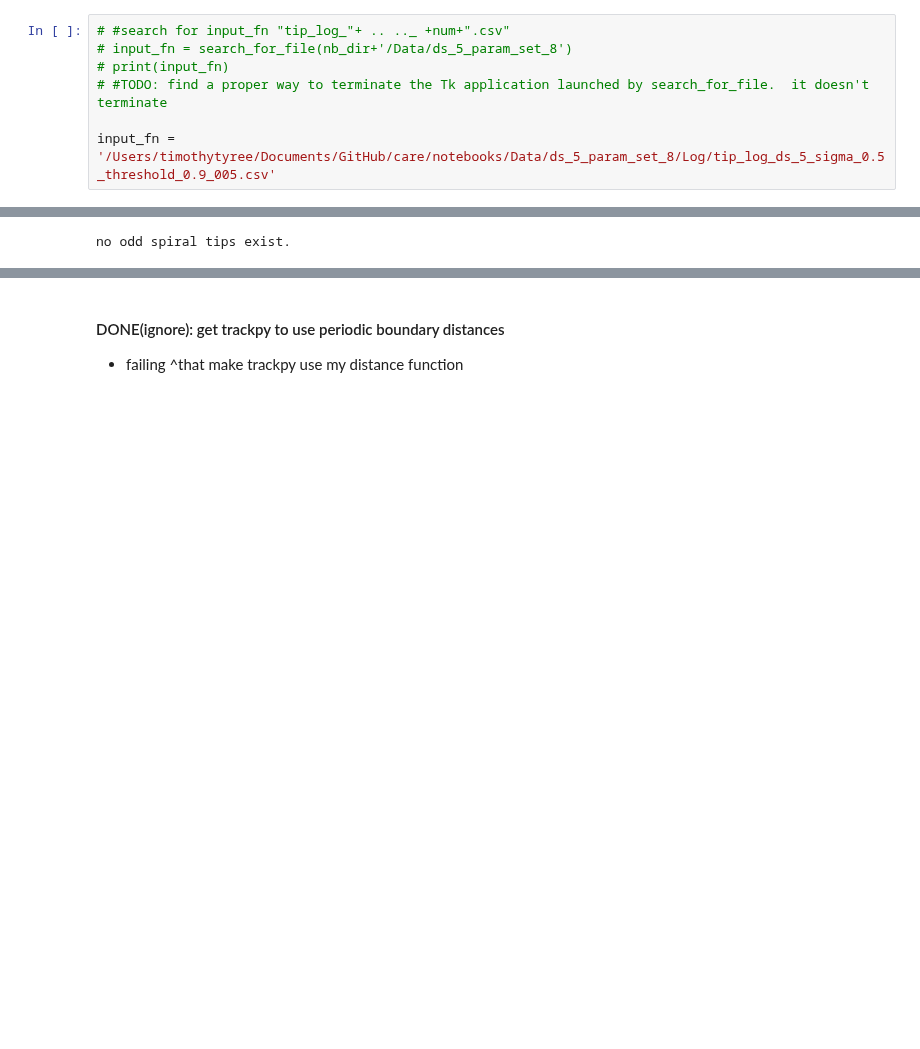
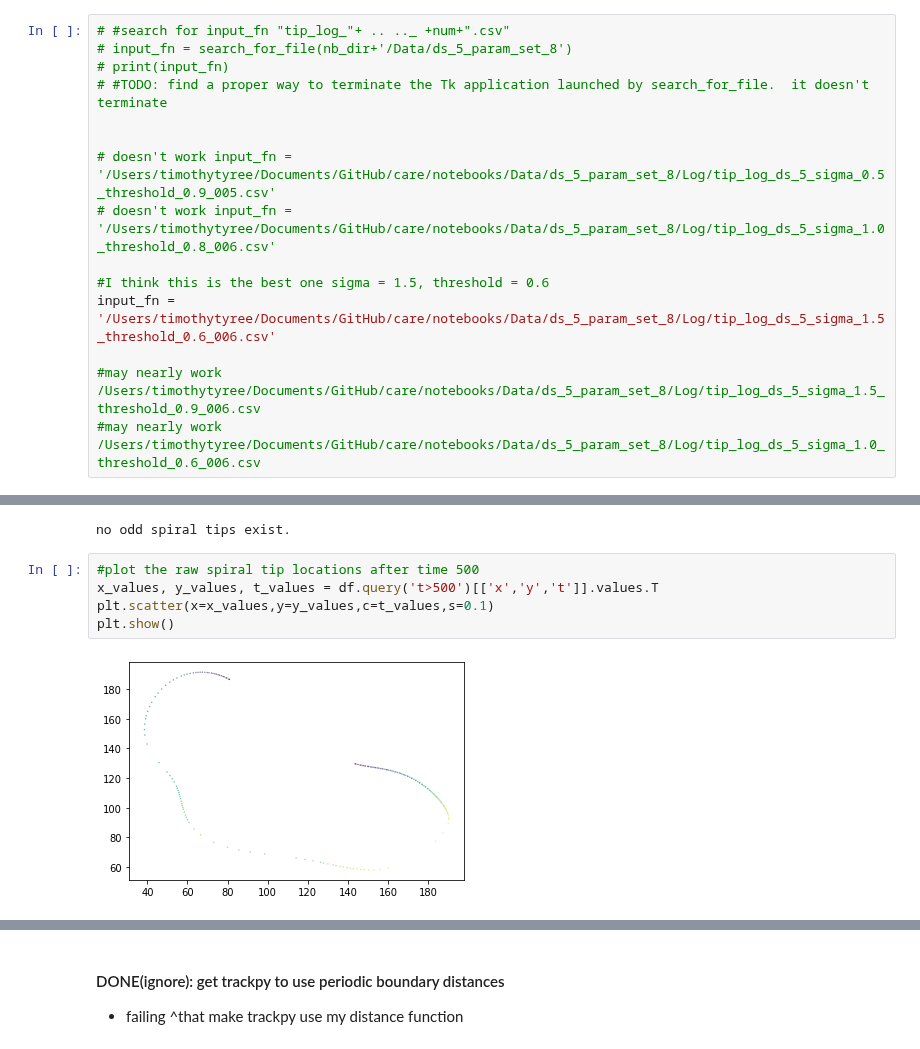
Before and after one commit to timtyree/care, a Jupyter notebook: notebooks/Lifetimes of Spiral Tips.ipynb, the cells around one changed output, grey strips where cells are left out. Drawn from its saved outputs; the diff is of its cells as text; blank space fills up the shorter version.

```diff
--- a/notebooks/Lifetimes of Spiral Tips.ipynb
+++ b/notebooks/Lifetimes of Spiral Tips.ipynb
@@ -49,5 +49,13 @@ Automatic calling is: Smart
 # print(input_fn)
 # #TODO: find a proper way to terminate the Tk application launched by search_for_file.  it doesn't terminate
 
-input_fn = '/Users/timothytyree/Documents/GitHub/care/notebooks/Data/ds_5_param_set_8/Log/tip_log_ds_5_sigma_0.5_threshold_0.9_005.csv'
+
+# doesn't work input_fn = '/Users/timothytyree/Documents/GitHub/care/notebooks/Data/ds_5_param_set_8/Log/tip_log_ds_5_sigma_0.5_threshold_0.9_005.csv'
+# doesn't work input_fn = '/Users/timothytyree/Documents/GitHub/care/notebooks/Data/ds_5_param_set_8/Log/tip_log_ds_5_sigma_1.0_threshold_0.8_006.csv'
+
+#I think this is the best one sigma = 1.5, threshold = 0.6
+input_fn = '/Users/timothytyree/Documents/GitHub/care/notebooks/Data/ds_5_param_set_8/Log/tip_log_ds_5_sigma_1.5_threshold_0.6_006.csv'
+
+#may nearly work /Users/timothytyree/Documents/GitHub/care/notebooks/Data/ds_5_param_set_8/Log/tip_log_ds_5_sigma_1.5_threshold_0.9_006.csv
+#may nearly work /Users/timothytyree/Documents/GitHub/care/notebooks/Data/ds_5_param_set_8/Log/tip_log_ds_5_sigma_1.0_threshold_0.6_006.csv
 # %%
@@ -115,3 +130,10 @@ assert not (np.array(list(set(df.n.values)))%2==1).any()
 print('no odd spiral tips exist.')
 # %% [output]
 no odd spiral tips exist.
+# %%
+#plot the raw spiral tip locations after time 500
+x_values, y_values, t_values = df.query('t>500')[['x','y','t']].values.T
+plt.scatter(x=x_values,y=y_values,c=t_values,s=0.1)
+plt.show()
+# %% [output]
+[figure, added]
```
Also changed, not shown: parts of 63 cells of this notebook, 15 other files.
